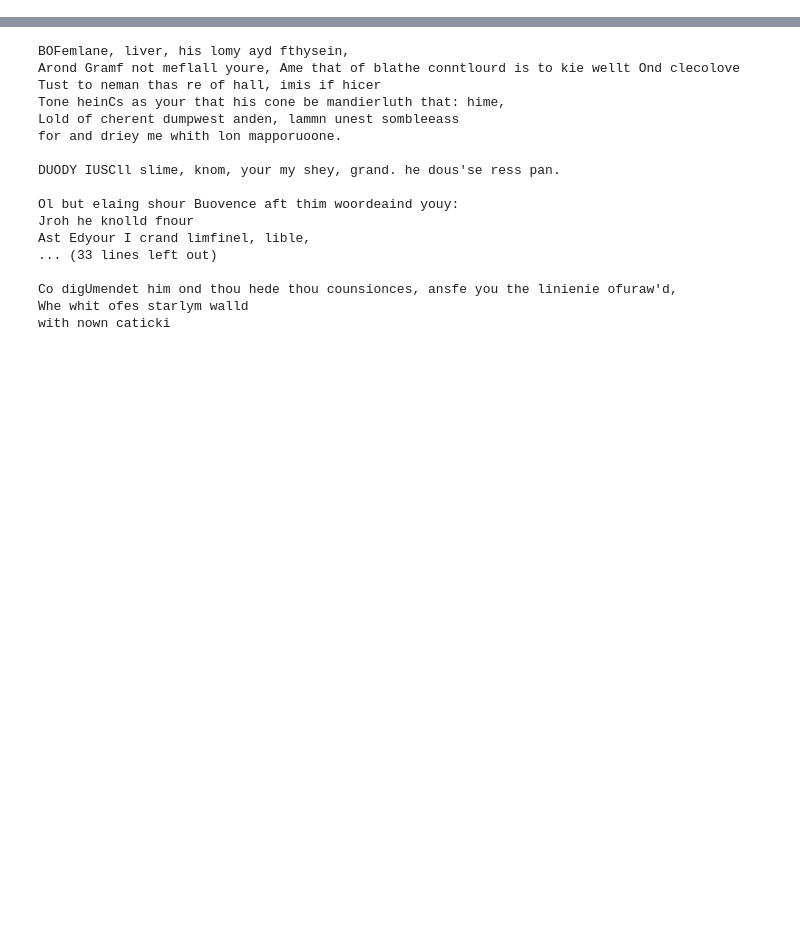
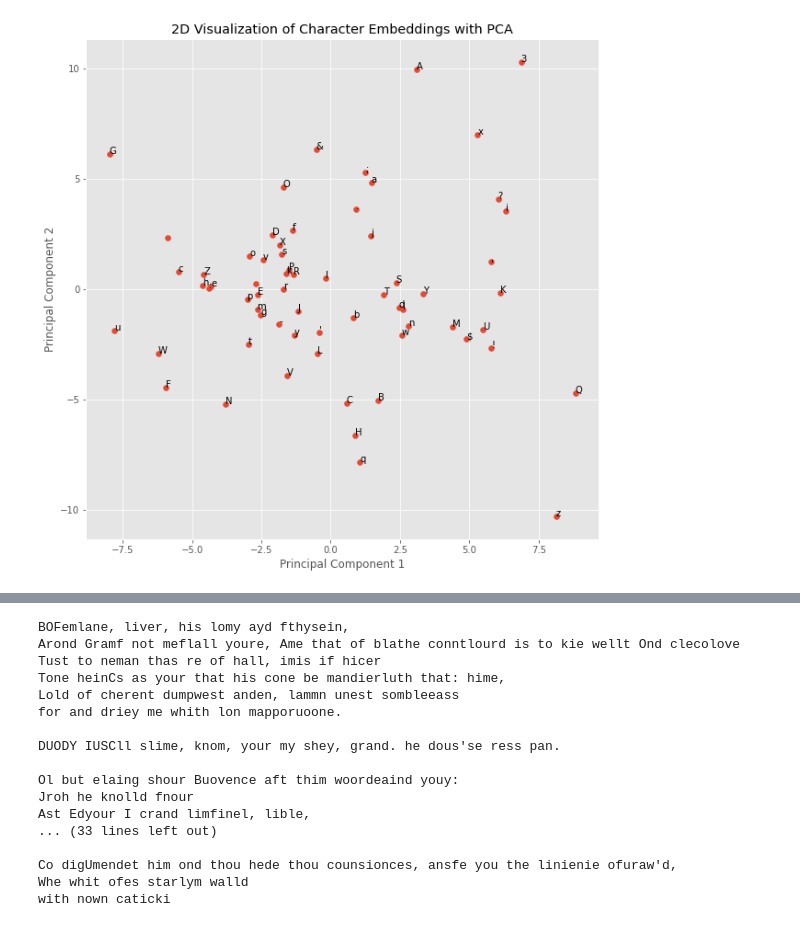
Before and after one commit to Nova-Rift/llama, a Jupyter notebook: Sep_20_learn_full_gpt_again_v1.ipynb, the cells around one changed output, grey strips where cells are left out. Saved outputs shown, nothing was run; the diff lists cells and outputs as text; code cells hidden in the pictures; blank space fills up the shorter version.

```diff
--- a/Sep_20_learn_full_gpt_again_v1.ipynb
+++ b/Sep_20_learn_full_gpt_again_v1.ipynb
@@ -223,0 +253,29 @@ step 999: train loss 2.1005, val loss 2.1264
+# %%
+from sklearn.decomposition import PCA
+
+def plot_embeddings_with_pca(model, itos):
+    # Extract the token embeddings from the model
+    embeddings = model.token_embedding_table.weight.data.cpu().numpy()
+
+    # Use PCA to reduce the embeddings' dimensionality
+    pca = PCA(n_components=2)
+    reduced_embeddings = pca.fit_transform(embeddings)
+
+    # Create a scatter plot
+    plt.figure(figsize=(10, 10))
+    plt.scatter(reduced_embeddings[:, 0], reduced_embeddings[:, 1])
+
+    # Annotate the points with their corresponding characters
+    for i, char in enumerate(itos.values()):
+        plt.annotate(char, (reduced_embeddings[i, 0], reduced_embeddings[i, 1]))
+
+    plt.xlabel("Principal Component 1")
+    plt.ylabel("Principal Component 2")
+    plt.title("2D Visualization of Character Embeddings with PCA")
+    plt.grid(True)
+    plt.show()
+
+# Call the function to plot the embeddings
+plot_embeddings_with_pca(model, itos)
+# %% [output]
+[figure, added]
```
Also changed, not shown: parts of 6 cells of this notebook, 4 other files.
